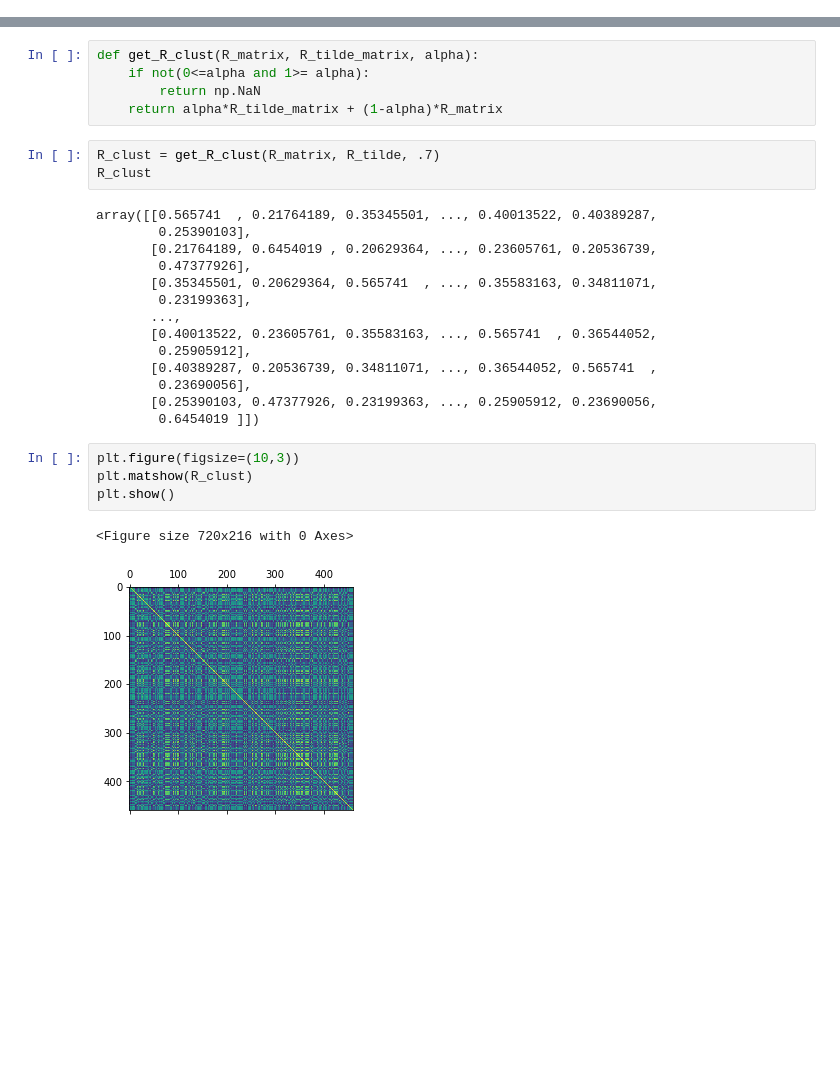
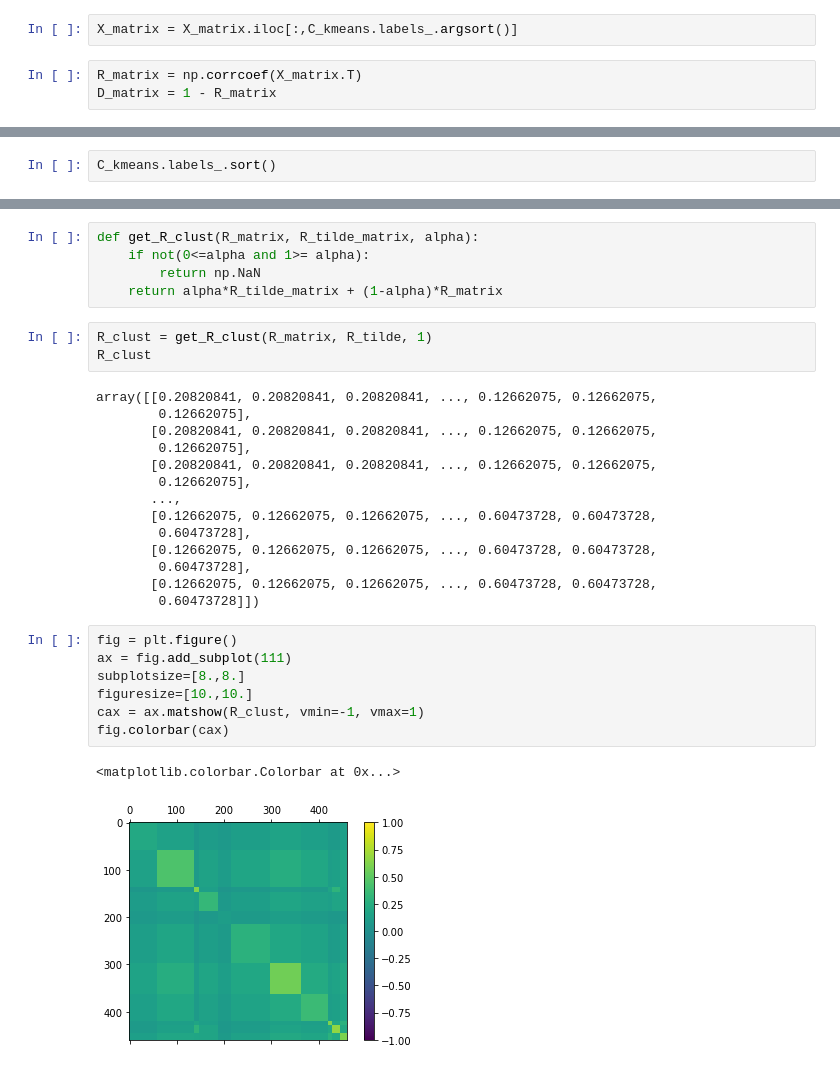
Before and after one commit to jduarte00/clustering_shrinkage_estimator, a Jupyter notebook: implementation_sbs.ipynb, the cells around one changed output, grey strips where cells are left out. Drawn from its saved outputs; the diff is of its cells as text; blank space fills up the shorter version.

```diff
--- a/implementation_sbs.ipynb
+++ b/implementation_sbs.ipynb
@@ -123,0 +151,5 @@ np.unique(C_kmeans.labels_, return_counts=True)
+# %%
+X_matrix = X_matrix.iloc[:,C_kmeans.labels_.argsort()]
+# %%
+R_matrix = np.corrcoef(X_matrix.T)
+D_matrix = 1 - R_matrix
@@ -255,3 +297,5 @@ $$ S_{0,1} = S_{1,0} = \frac{1}{2(2)(5)} R_{8,0} + R_{8,4} + R_{8,4}+ R_{8,5} +
 np.unique(labels)
 # %% [output]
 array([0, 1, 2])
+# %%
+C_kmeans.labels_.sort()
@@ -398,27 +478,30 @@ def get_R_clust(R_matrix, R_tilde_matrix, alpha):
         return np.NaN
     return alpha*R_tilde_matrix + (1-alpha)*R_matrix
 # %%
-R_clust = get_R_clust(R_matrix, R_tilde, .7)
+R_clust = get_R_clust(R_matrix, R_tilde, 1)
 R_clust
 # %% [output]
-array([[0.565741  , 0.21764189, 0.35345501, ..., 0.40013522, 0.40389287,
-        0.25390103],
-       [0.21764189, 0.6454019 , 0.20629364, ..., 0.23605761, 0.20536739,
-        0.47377926],
-       [0.35345501, 0.20629364, 0.565741  , ..., 0.35583163, 0.34811071,
-        0.23199363],
+array([[0.20820841, 0.20820841, 0.20820841, ..., 0.12662075, 0.12662075,
+        0.12662075],
+       [0.20820841, 0.20820841, 0.20820841, ..., 0.12662075, 0.12662075,
+        0.12662075],
+       [0.20820841, 0.20820841, 0.20820841, ..., 0.12662075, 0.12662075,
+        0.12662075],
        ...,
-       [0.40013522, 0.23605761, 0.35583163, ..., 0.565741  , 0.36544052,
-        0.25905912],
-       [0.40389287, 0.20536739, 0.34811071, ..., 0.36544052, 0.565741  ,
-        0.23690056],
-       [0.25390103, 0.47377926, 0.23199363, ..., 0.25905912, 0.23690056,
-        0.6454019 ]])
+       [0.12662075, 0.12662075, 0.12662075, ..., 0.60473728, 0.60473728,
+        0.60473728],
+       [0.12662075, 0.12662075, 0.12662075, ..., 0.60473728, 0.60473728,
+        0.60473728],
+       [0.12662075, 0.12662075, 0.12662075, ..., 0.60473728, 0.60473728,
+        0.60473728]])
 # %%
-plt.figure(figsize=(10,3))
-plt.matshow(R_clust)
-plt.show()
+fig = plt.figure()
+ax = fig.add_subplot(111)
+subplotsize=[8.,8.]
+figuresize=[10.,10.]
+cax = ax.matshow(R_clust, vmin=-1, vmax=1)
+fig.colorbar(cax)
 # %% [output]
-<Figure size 720x216 with 0 Axes>
+<matplotlib.colorbar.Colorbar at 0x...>
-[figure, old version]
+[figure, new version]
 # %%
```
Also changed, not shown: parts of 23 cells of this notebook, 2 other files.
